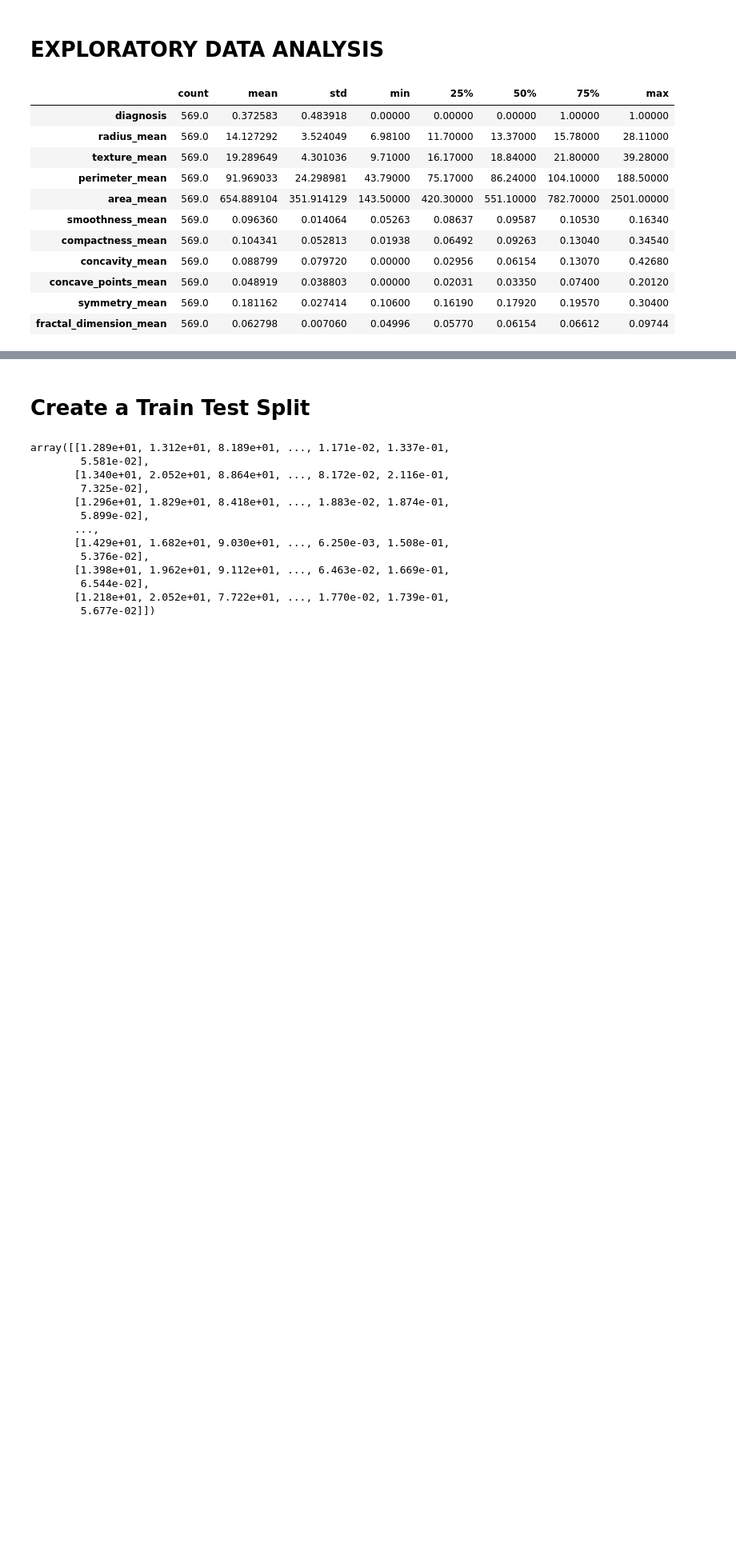
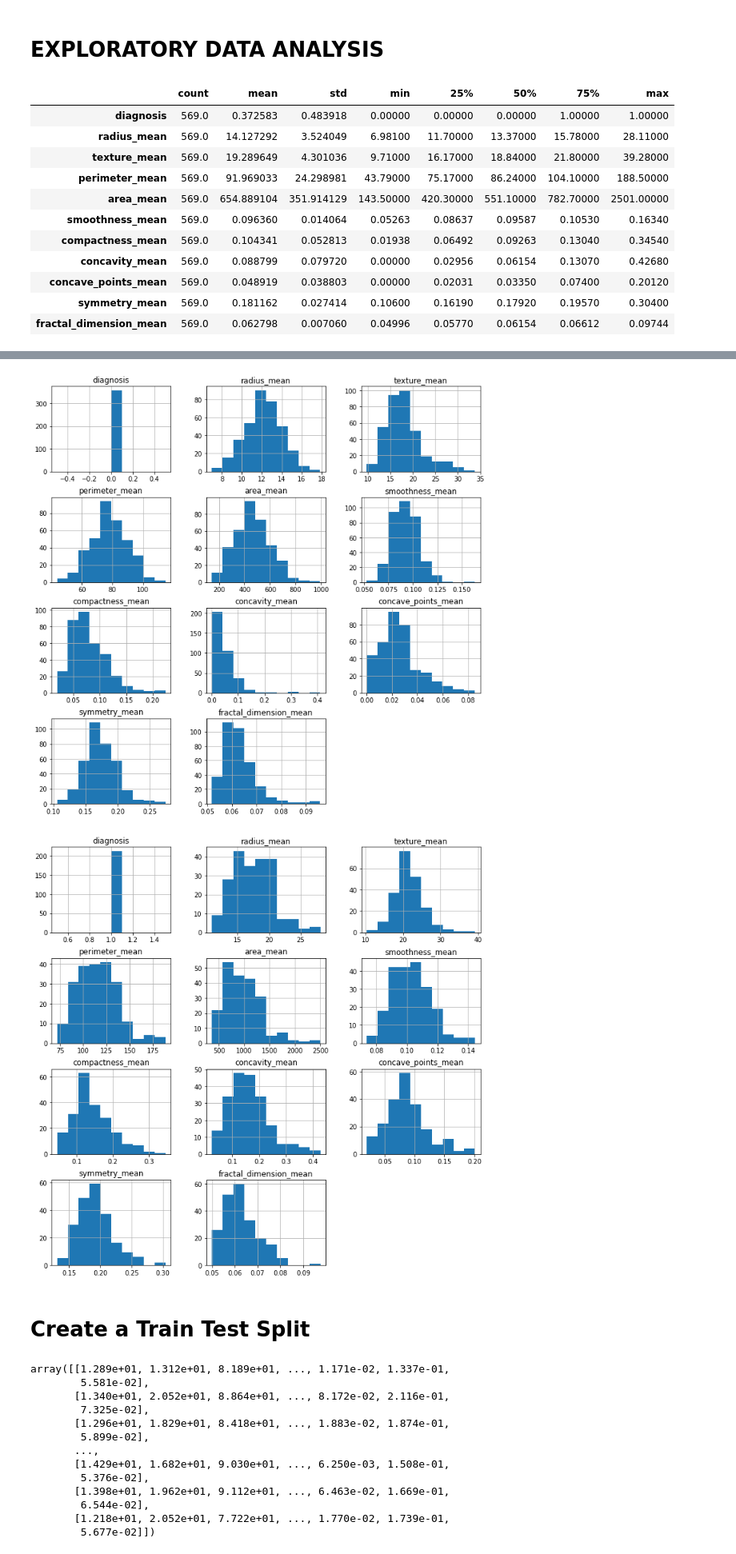
Before and after one commit to Klsisk/breast_cancer_ml_project, a Jupyter notebook: BCData/decision_tree.ipynb, the cells around one changed output, grey strips where cells are left out. Shown at 80% size. Cells and saved outputs as stored; diff of their text form; code cells hidden in the pictures; blank space fills up the shorter version.

```diff
--- a/BCData/decision_tree.ipynb
+++ b/BCData/decision_tree.ipynb
@@ -166,3 +166,9 @@ sns.distplot(df['diagnosis']);
+# %%
+#Visualization of data
+df.groupby('diagnosis').hist(figsize=(12, 12));
+# %% [output]
+[figure, added]
+[figure, added]
 # %%
 #Splitting the dataset into independent and dependent datasets
 X=df.iloc[:,1:].values
```
Also changed, not shown: parts of 14 cells of this notebook, 18 other files.
